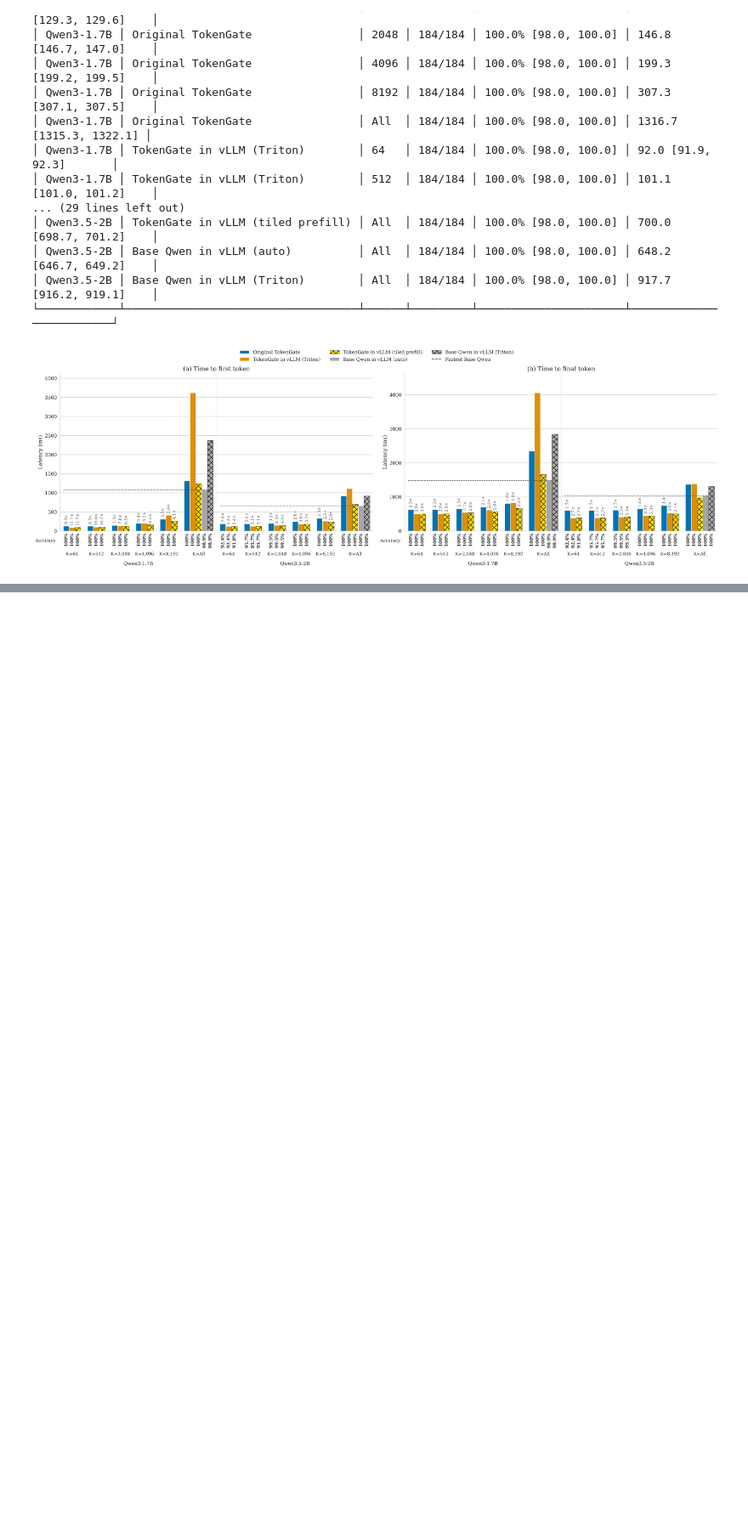
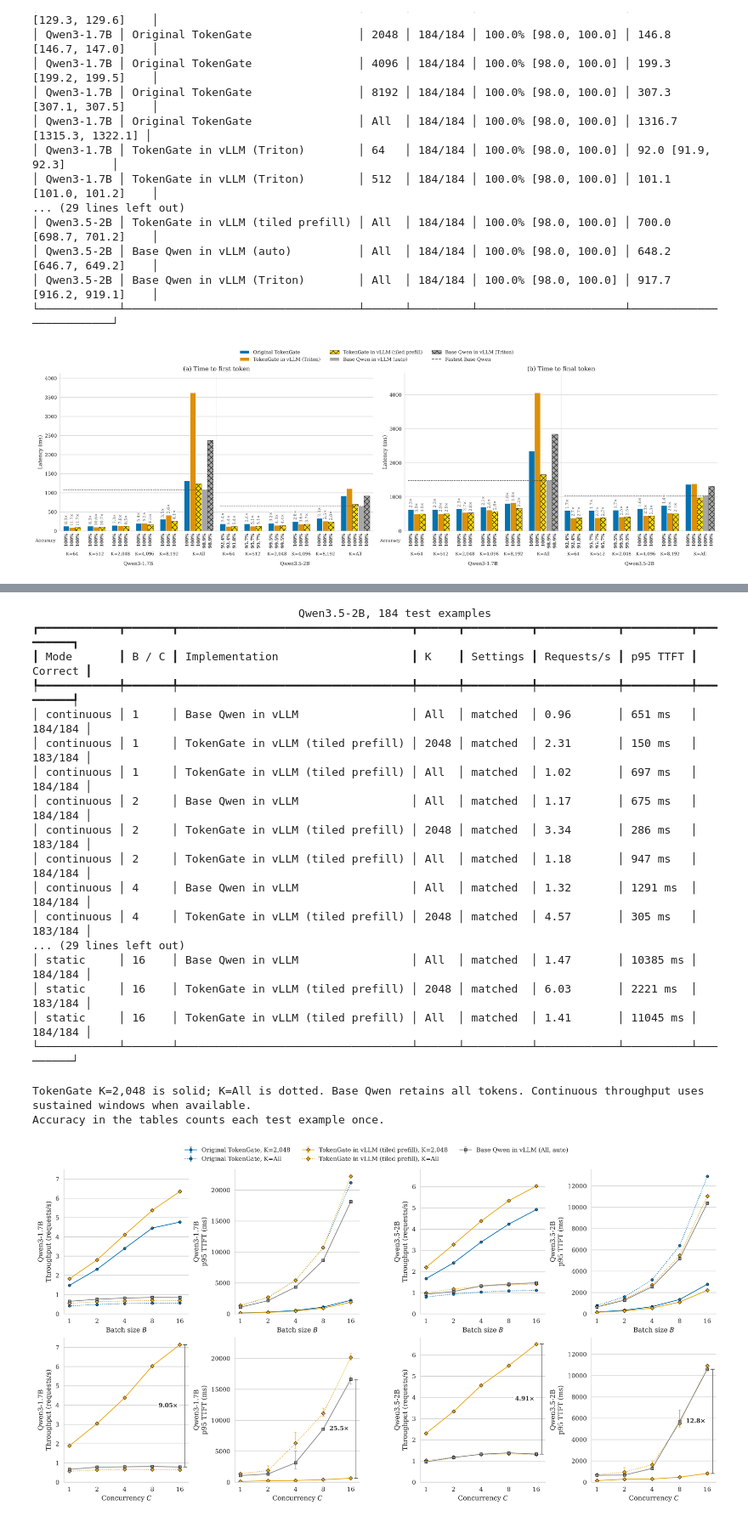
Before and after one commit to token-gate-llms/TokenGate, a Jupyter notebook: examples/inference-vllm.ipynb, the cells around one changed output, grey strips where cells are left out. Shown at 85% size. Saved outputs shown, nothing was run; the diff lists cells and outputs as text; code cells hidden in the pictures; blank space fills up the shorter version.

Commit message:
Publish complete batching plots and portable vLLM notebook setup

```diff
--- a/examples/inference-vllm.ipynb
+++ b/examples/inference-vllm.ipynb
@@ -35,7 +40,7 @@ helpers = run_path(str(ROOT / "examples/inference-vllm-helper.py"))
 
 VLLM_REPOSITORY = "https://github.com/luis-gasparschroeder/vllm.git"
 VLLM_BRANCH = "lgs/tokengate"
-VLLM_REVISION = "f46ce4bc3b453f7fb71769e5bf66ba1d5efa2b53"
+VLLM_REVISION = "27b09ea73246000f37a6700f72c396c9c2e1abd9"
 GPU = "0"
 N_EXAMPLES = 1
 WARMUPS = 2
@@ -49,13 +54,14 @@ CONFIGS = [
 # Optional: a JSON list of completed run directories; unset to run inference.
 SAVED_RUNS = helpers["saved_run_paths"]("TOKEN_GATE_SAVED_RUNS")
 TEST_SAVED_RUNS = helpers["saved_run_paths"]("TOKEN_GATE_TEST_RUNS")
+BATCH_RUNS, BATCH_SOURCES = helpers["saved_batching_runs"]()
 OUTPUT = (
     SAVED_RUNS[0].parent if SAVED_RUNS
     else ROOT / "results/vllm-benchmark" / datetime.now(timezone.utc).strftime("%Y%m%dT%H%M%S.%fZ")
 )
 
 RUNTIME = {"gpu": GPU}
-if not (SAVED_RUNS and TEST_SAVED_RUNS):
+if not (SAVED_RUNS and TEST_SAVED_RUNS and BATCH_RUNS):
     RUNTIME.update(helpers["prepare_vllm_runtime"](VLLM_REPOSITORY, VLLM_BRANCH, VLLM_REVISION))
 # %% [markdown]
 ### Check the hardware
@@ -228,0 +252,12 @@ helpers["show_comparison"](tradeoff, TEST_OUTPUT / "latency-accuracy")
+# %%
+BATCH_K = 2048
+if not BATCH_RUNS:
+    BATCH_RUNS = helpers["run_batching_benchmarks"](
+        CONFIGS, TEST_SAMPLES, OUTPUT / "batching-runs", budget=BATCH_K,
+        **RUNTIME,
+    )
+batching = helpers["show_batching_results"](
+    BATCH_RUNS, test_ids, OUTPUT / "batching", budget=BATCH_K,
+    source_snapshots=BATCH_SOURCES,
+)
+# %% [output]
@@ -228,0 +281,20 @@ helpers["show_comparison"](tradeoff, TEST_OUTPUT / "latency-accuracy")
+                                        Qwen3.5-2B, 184 test examples
+┏━━━━━━━━━━━━┳━━━━━━━┳━━━━━━━━━━━━━━━━━━━━━━━━━━━━━━━━━━━┳━━━━━━┳━━━━━━━━━━┳━━━━━━━━━━━━┳━━━━━━━━━━┳━━━━━━━━━┓
+┃ Mode       ┃ B / C ┃ Implementation                    ┃ K    ┃ Settings ┃ Requests/s ┃ p95 TTFT ┃ Correct ┃
+┡━━━━━━━━━━━━╇━━━━━━━╇━━━━━━━━━━━━━━━━━━━━━━━━━━━━━━━━━━━╇━━━━━━╇━━━━━━━━━━╇━━━━━━━━━━━━╇━━━━━━━━━━╇━━━━━━━━━┩
+│ continuous │ 1     │ Base Qwen in vLLM                 │ All  │ matched  │ 0.96       │ 651 ms   │ 184/184 │
+│ continuous │ 1     │ TokenGate in vLLM (tiled prefill) │ 2048 │ matched  │ 2.31       │ 150 ms   │ 183/184 │
+│ continuous │ 1     │ TokenGate in vLLM (tiled prefill) │ All  │ matched  │ 1.02       │ 697 ms   │ 184/184 │
+│ continuous │ 2     │ Base Qwen in vLLM                 │ All  │ matched  │ 1.17       │ 675 ms   │ 184/184 │
+│ continuous │ 2     │ TokenGate in vLLM (tiled prefill) │ 2048 │ matched  │ 3.34       │ 286 ms   │ 183/184 │
+│ continuous │ 2     │ TokenGate in vLLM (tiled prefill) │ All  │ matched  │ 1.18       │ 947 ms   │ 184/184 │
+│ continuous │ 4     │ Base Qwen in vLLM                 │ All  │ matched  │ 1.32       │ 1291 ms  │ 184/184 │
+│ continuous │ 4     │ TokenGate in vLLM (tiled prefill) │ 2048 │ matched  │ 4.57       │ 305 ms   │ 183/184 │
+... (29 lines left out)
+│ static     │ 16    │ Base Qwen in vLLM                 │ All  │ matched  │ 1.47       │ 10385 ms │ 184/184 │
+│ static     │ 16    │ TokenGate in vLLM (tiled prefill) │ 2048 │ matched  │ 6.03       │ 2221 ms  │ 183/184 │
+│ static     │ 16    │ TokenGate in vLLM (tiled prefill) │ All  │ matched  │ 1.41       │ 11045 ms │ 184/184 │
+└────────────┴───────┴───────────────────────────────────┴──────┴──────────┴────────────┴──────────┴─────────┘
+TokenGate K=2,048 is solid; K=All is dotted. Base Qwen retains all tokens. Continuous throughput uses sustained windows when available.
+Accuracy in the tables counts each test example once.
+[figure, added]
```
Also changed, not shown: parts of 9 cells of this notebook.
